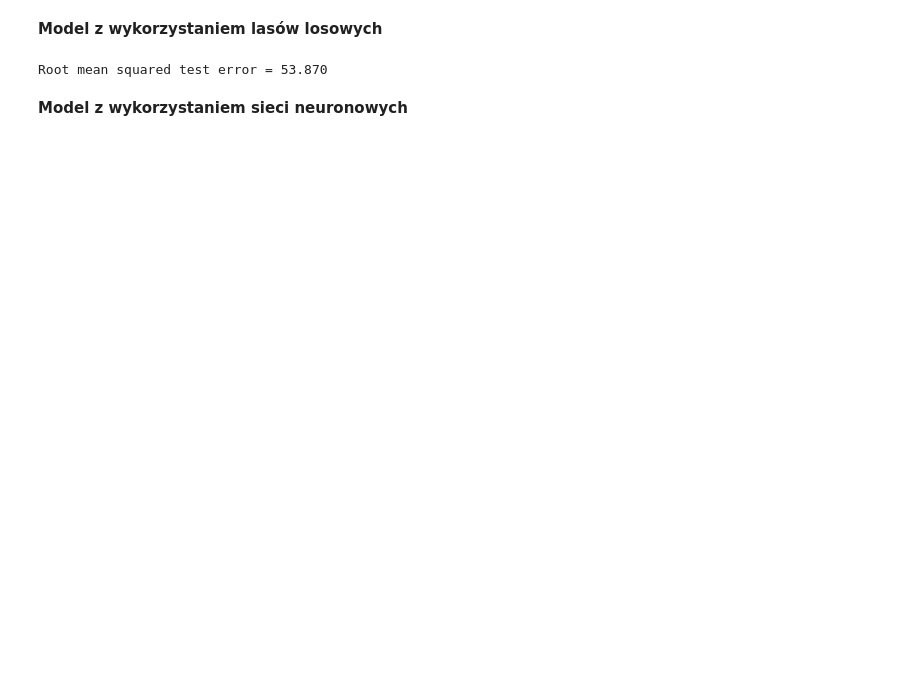
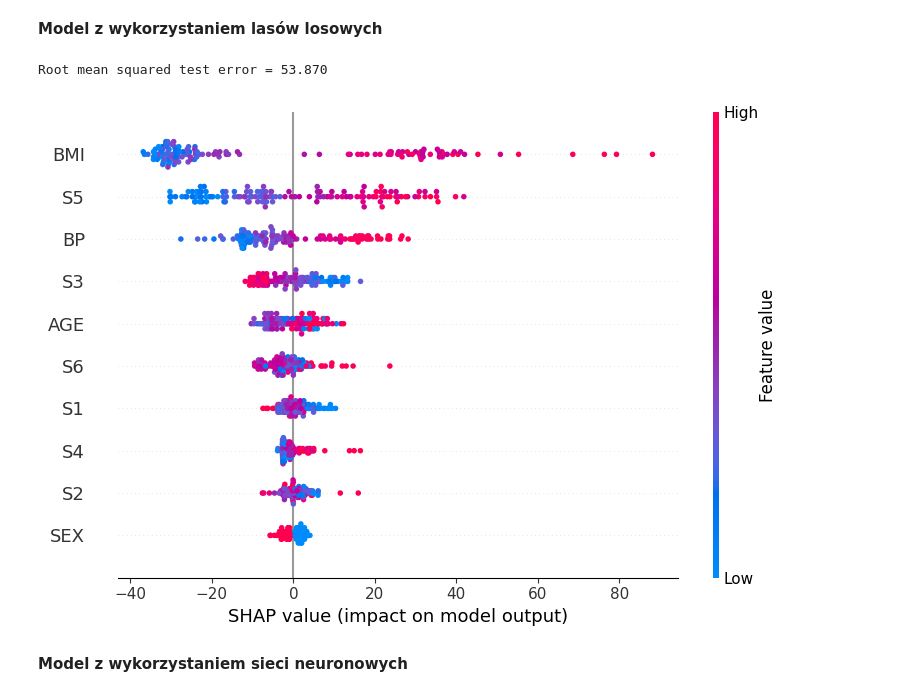
Before and after one commit to MattyMroz/ML, a Jupyter notebook: Lab2/Interpretacja modeli.ipynb, the cells around one changed output. Drawn from its saved outputs; the diff is of its cells as text; code cells hidden in the pictures; blank space fills up the shorter version.

```diff
--- a/Lab2/Interpretacja modeli.ipynb
+++ b/Lab2/Interpretacja modeli.ipynb
@@ -992,6 +1013,13 @@ rforest.fit(X_train, y_train)
 print_rmse(rforest.predict)
 # %% [output]
 Root mean squared test error = 53.870
+# %%
+# Lasy losowe - TreeExplainer
+explainer_rf = shap.TreeExplainer(rforest)
+shap_values_rf = explainer_rf.shap_values(X_test)
+shap.summary_plot(shap_values_rf, X_test, title="Lasy losowe - SHAP")
+# %% [output]
+[figure, added]
 # %% [markdown]
 **Model z wykorzystaniem sieci neuronowych**
 # %%
```
Also changed, not shown: parts of 17 cells of this notebook, 2 other files.
